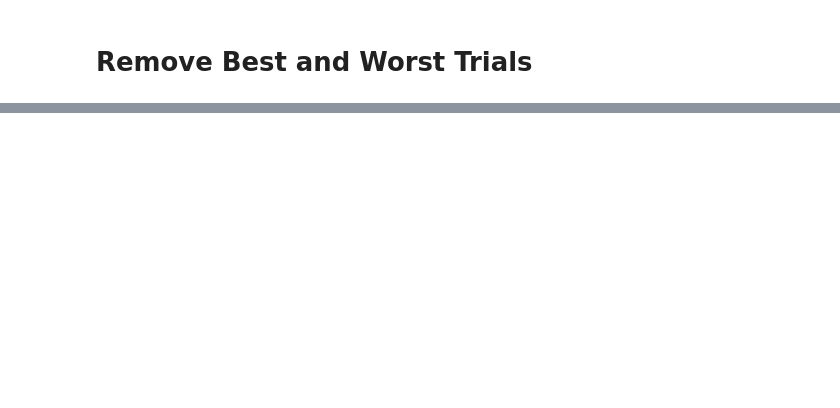
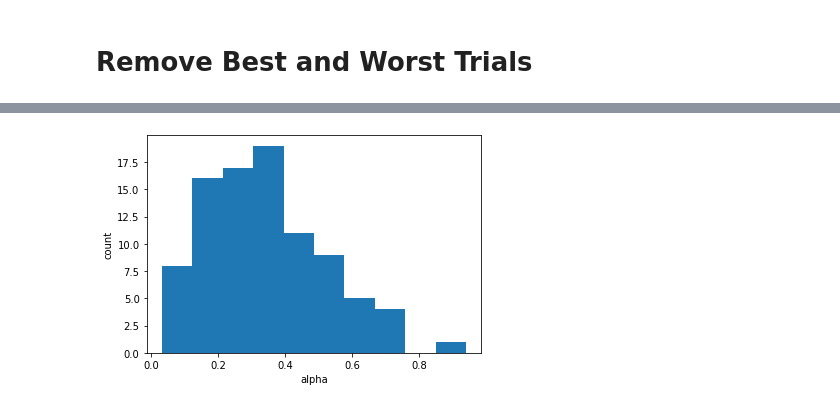
Before and after one commit to pstefanou12/delphi.ai, a Jupyter notebook: notebooks/Uniform2.ipynb, the cells around one changed output, grey strips where cells are left out. Saved outputs shown, nothing was run; the diff lists cells and outputs as text; code cells hidden in the pictures; blank space fills up the shorter version.

```diff
--- a/notebooks/Uniform2.ipynb
+++ b/notebooks/Uniform2.ipynb
@@ -203,0 +211,7 @@ remove best and worst trials:
+# %%
+plt.hist(results['alpha'], bins=10)
+plt.xlabel('alpha')
+plt.ylabel('count')
+plt.show()
+# %% [output]
+[figure, added]
```
Also changed, not shown: parts of 6 cells of this notebook, 1 other file.
